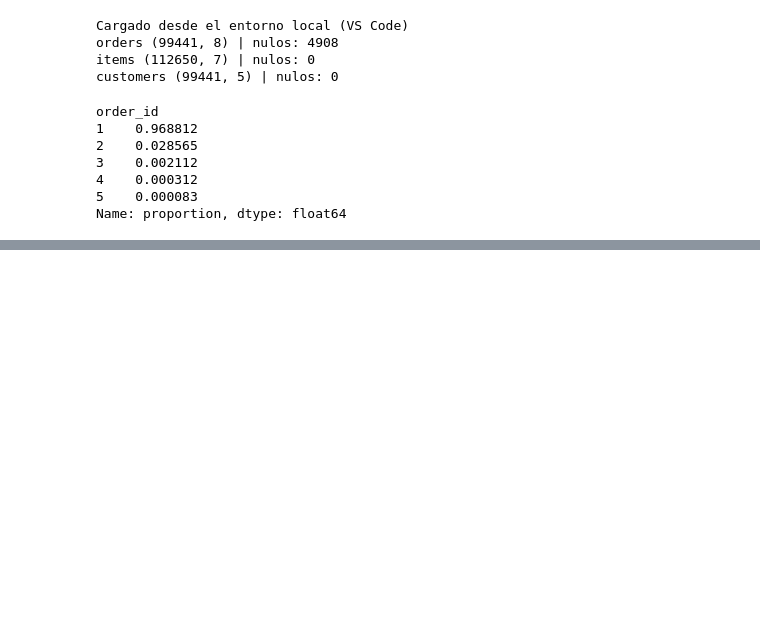
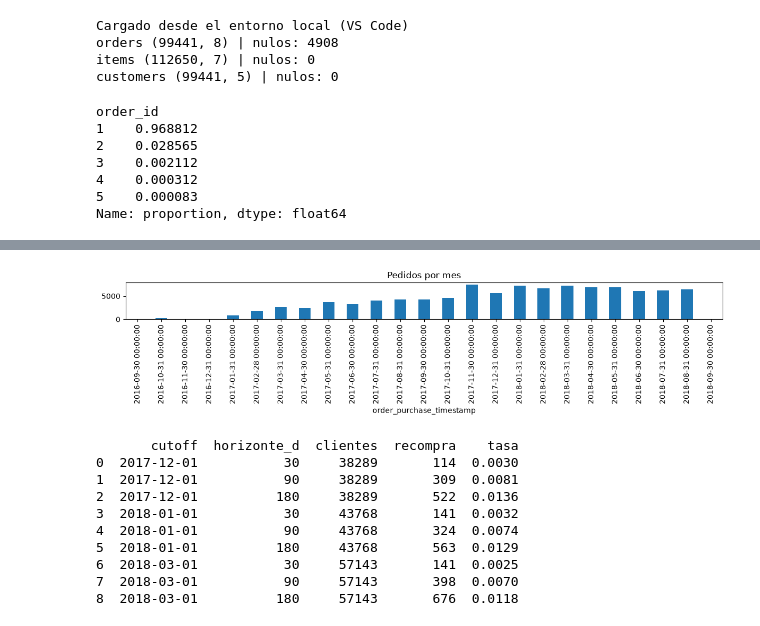
Before and after one commit to IvanOcampos/applied-ml-olist-ecommerce, a Jupyter notebook: applied-ml-olist-ecommerce.ipynb, the cells around one changed output, grey strips where cells are left out. Cells and saved outputs as stored; diff of their text form; code cells hidden in the pictures; blank space fills up the shorter version.

```diff
--- a/applied-ml-olist-ecommerce.ipynb
+++ b/applied-ml-olist-ecommerce.ipynb
@@ -77,3 +77,33 @@ def build_preprocessor(num_cols, cat_cols):
         ("nume", num_pipe, num_cols),
         ("cat", cat_pipe, cat_cols),
     ])
+# %%
+# 1) Tabla de pedidos con identidad real del cliente
+oc = (orders.merge(customers[["customer_id", "customer_unique_id"]], on= "customer_id").query("order_status != 'canceled'"))
+
+print("Rango:", oc.order_purchase_timestamp.min(), "->", oc.order_purchase_timestamp.max())
+
+# 2) ¿Donde hay datos densos?
+montly = oc.set_index("order_purchase_timestamp").resample("ME").size()
+montly.plot(kind="bar", figsize=(12, 3), title="Pedidos por mes")
+
+plt.tight_layout(); plt.show()
+
+# 3) Explorar tasa de recompra según cutoff y horizonte
+def repeat_rate(cutoff, horizon_days):
+    cutoff = pd.Timestamp(cutoff)
+    end = cutoff + pd.Timedelta(days=horizon_days)
+    past    = oc[oc.order_purchase_timestamp < cutoff]
+    future  = oc[(oc.order_purchase_timestamp >= cutoff) & (oc.order_purchase_timestamp < end)]
+    base = past.customer_unique_id.unique()
+    returned = np.intersect1d(base, future.customer_unique_id.unique())
+    return len(base), len(returned), len(returned) / len(base)
+
+rows = []
+for cutoff in ["2017-12-01", "2018-01-01", "2018-03-01"]:
+    for h in [30, 90, 180]:
+        n, r, p = repeat_rate(cutoff, h)
+        rows.append({"cutoff": cutoff, "horizonte_d": h, "clientes": n, "recompra": r, "tasa": round(p, 4)})
+
+print(pd.DataFrame(rows))
+# %% [output]
@@ -79,0 +111,11 @@ def build_preprocessor(num_cols, cat_cols):
+[figure, added]
+       cutoff  horizonte_d  clientes  recompra    tasa
+0  2017-12-01           30     38289       114  0.0030
+1  2017-12-01           90     38289       309  0.0081
+2  2017-12-01          180     38289       522  0.0136
+3  2018-01-01           30     43768       141  0.0032
+4  2018-01-01           90     43768       324  0.0074
+5  2018-01-01          180     43768       563  0.0129
+6  2018-03-01           30     57143       141  0.0025
+7  2018-03-01           90     57143       398  0.0070
+8  2018-03-01          180     57143       676  0.0118
```
Also changed, not shown: parts of 1 cell of this notebook, 2 other files.
